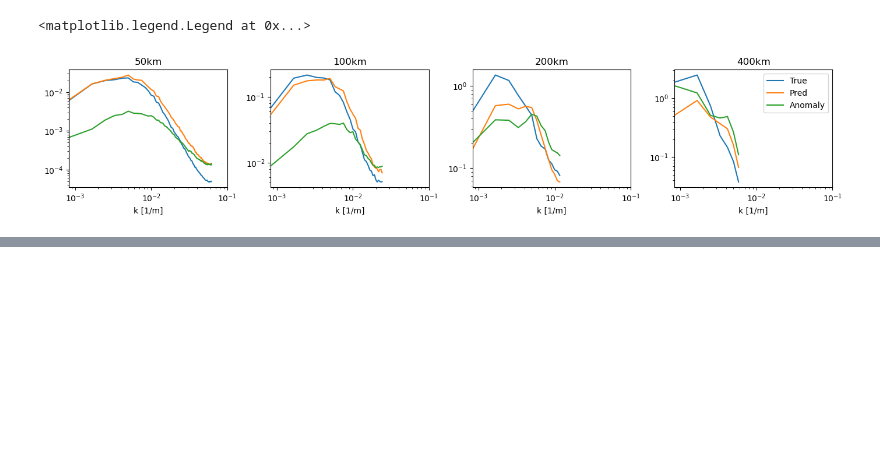
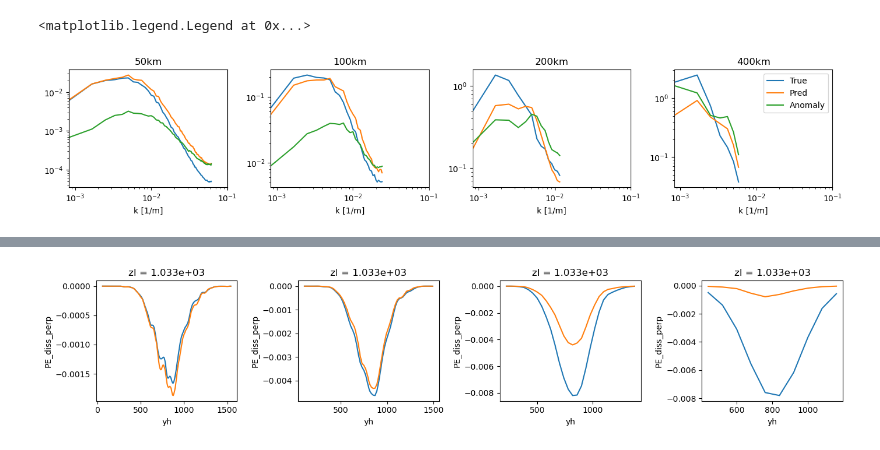
Before and after one commit to dhruvbalwada/mesoscale_buoyancy_param_ML, a Jupyter notebook: offline_analysis/perp_para_models_evaluation/data_MOM6p2l_ML_MITgcm_all_local_norm_out_para_perp.ipynb, the cells around one changed output, grey strips where cells are left out. Cells and saved outputs as stored; diff of their text form; code cells hidden in the pictures; blank space fills up the shorter version.

```diff
--- a/offline_analysis/perp_para_models_evaluation/data_MOM6p2l_ML_MITgcm_all_local_norm_out_para_perp.ipynb
+++ b/offline_analysis/perp_para_models_evaluation/data_MOM6p2l_ML_MITgcm_all_local_norm_out_para_perp.ipynb
@@ -312,0 +348,40 @@ plt.legend()
+# %%
+plt.figure(figsize=(14, 6))
+
+for i,L in enumerate(Lkeys):
+    eval_dic[L].dissi()
+    true_OT, pred_OT, anom_OT = eval_dic[L].zonal_avg_OT(var='Sfn_para_y', avg_dims=['Time','xh'])
+
+    plt.subplot(2,4,i+1)
+    (-true_OT).plot(label='True')
+    (-pred_OT).plot(label='Pred')
+    (-anom_OT).plot(label='Anom')
+    plt.title(L+'km')
+
+plt.tight_layout()
+
+for i,L in enumerate(Lkeys):
+    eval_dic[L].para_perp_2_xy()
+    true_OT, pred_OT, anom_OT = eval_dic[L].zonal_avg_OT(var='Sfn_perp_y', avg_dims=['Time','xh'])
+
+    plt.subplot(2,4,i+5)
+    (-true_OT).plot(label='True')
+    (-pred_OT).plot(label='Pred')
+    (-anom_OT).plot(label='Anom')
+    plt.title(L+'km')
+
+plt.tight_layout()
+plt.legend()
+# %%
+plt.figure(figsize=(14, 3))
+
+for i,L in enumerate(Lkeys):
+    eval_dic[L].dissipative_prop(Sfnx='Sfn_perp_x', Sfny='Sfn_perp_y', name='perp')
+
+    plt.subplot(1,4,i+1)
+    eval_dic[L].output_ds.PE_diss_perp.mean(['Time','xh']).plot()
+    eval_dic[L].output_pred_ds.PE_diss_perp.mean(['Time','xh']).plot()
+
+plt.tight_layout()
+# %% [output]
+[figure, added]
```
Also changed, not shown: parts of 10 cells of this notebook, 7 other files.
